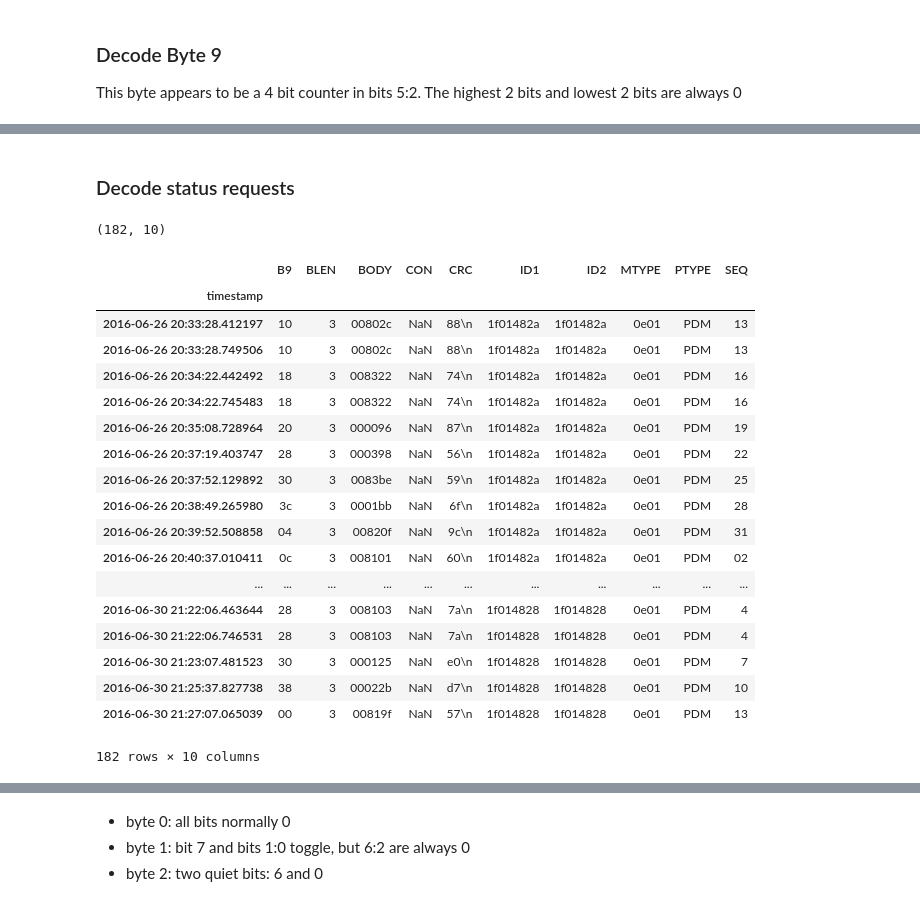
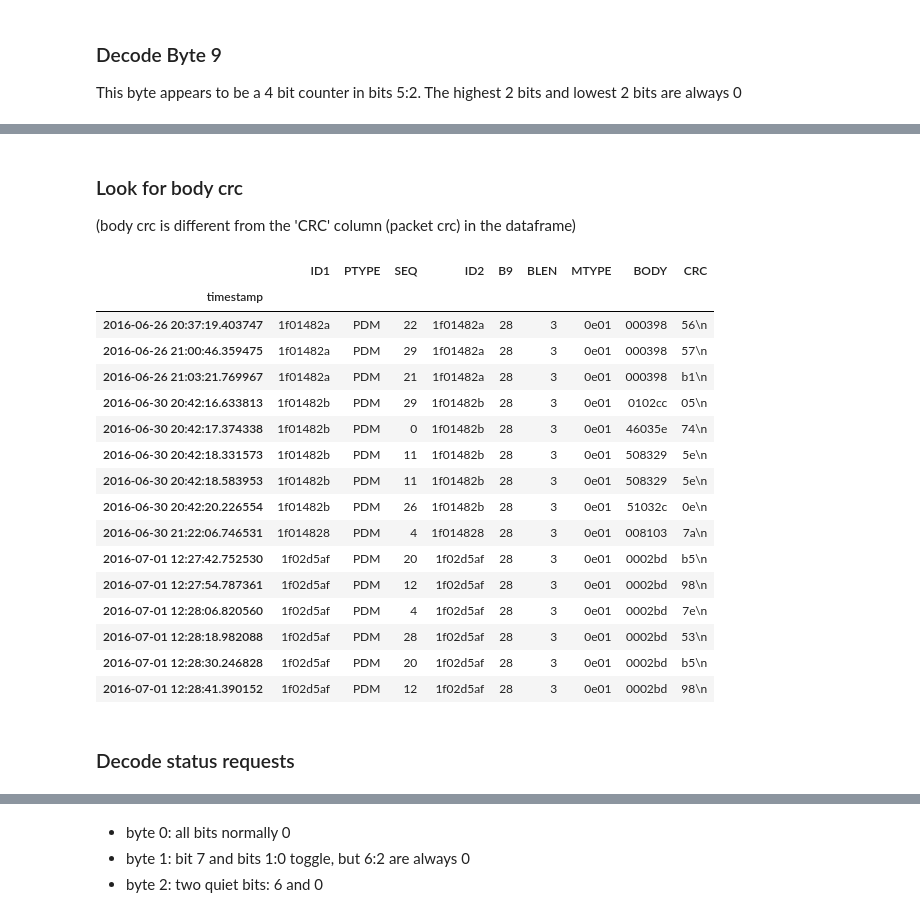
Before and after one commit to openaps/openomni, a Jupyter notebook: exploratory/Status Packets.ipynb, the cells around one changed output, grey strips where cells are left out. Cells and saved outputs as stored; diff of their text form; code cells hidden in the pictures.

```diff
--- a/exploratory/Status Packets.ipynb
+++ b/exploratory/Status Packets.ipynb
@@ -130,27 +121,32 @@ ValueError: invalid literal for long() with base 10: ''
+# %% [markdown]
+### Look for body crc
+(body crc is different from the 'CRC' column (packet crc) in the dataframe)
+# %%
+# Let's look at status requests, as they are small and narrow the scope of our search
+status_reqs = packets.loc[(packets['MTYPE'] == '0e01')]
+status_reqs = status_reqs.loc[status_reqs['BODY'].map(lambda x: len(x)) == 6]
+status_reqs.drop(['CON'], axis=1, inplace=True)
+small_set = status_reqs.loc[status_reqs["B9"] == '28']
+for_crc = small_set['ID2'] + small_set['B9'] + "03" + small_set["MTYPE"] + small_set["BODY"]
+for_crc.str.cat(sep=' ')
+small_set
+# %% [output]
+|  | ID1 | PTYPE | SEQ | ID2 | B9 | BLEN | MTYPE | BODY | CRC |
+| timestamp |  |  |  |  |  |  |  |  |  |
+| 2016-06-26 20:37:19.403747 | 1f01482a | PDM | 22 | 1f01482a | 28 | 3 | 0e01 | 000398 | 56\n |
+| 2016-06-26 21:00:46.359475 | 1f01482a | PDM | 29 | 1f01482a | 28 | 3 | 0e01 | 000398 | 57\n |
+| 2016-06-26 21:03:21.769967 | 1f01482a | PDM | 21 | 1f01482a | 28 | 3 | 0e01 | 000398 | b1\n |
+| 2016-06-30 20:42:16.633813 | 1f01482b | PDM | 29 | 1f01482b | 28 | 3 | 0e01 | 0102cc | 05\n |
+| 2016-06-30 20:42:17.374338 | 1f01482b | PDM | 0 | 1f01482b | 28 | 3 | 0e01 | 46035e | 74\n |
+| 2016-06-30 20:42:18.331573 | 1f01482b | PDM | 11 | 1f01482b | 28 | 3 | 0e01 | 508329 | 5e\n |
+| 2016-06-30 20:42:18.583953 | 1f01482b | PDM | 11 | 1f01482b | 28 | 3 | 0e01 | 508329 | 5e\n |
+| 2016-06-30 20:42:20.226554 | 1f01482b | PDM | 26 | 1f01482b | 28 | 3 | 0e01 | 51032c | 0e\n |
+| 2016-06-30 21:22:06.746531 | 1f014828 | PDM | 4 | 1f014828 | 28 | 3 | 0e01 | 008103 | 7a\n |
+| 2016-07-01 12:27:42.752530 | 1f02d5af | PDM | 20 | 1f02d5af | 28 | 3 | 0e01 | 0002bd | b5\n |
+| 2016-07-01 12:27:54.787361 | 1f02d5af | PDM | 12 | 1f02d5af | 28 | 3 | 0e01 | 0002bd | 98\n |
+| 2016-07-01 12:28:06.820560 | 1f02d5af | PDM | 4 | 1f02d5af | 28 | 3 | 0e01 | 0002bd | 7e\n |
+| 2016-07-01 12:28:18.982088 | 1f02d5af | PDM | 28 | 1f02d5af | 28 | 3 | 0e01 | 0002bd | 53\n |
+| 2016-07-01 12:28:30.246828 | 1f02d5af | PDM | 20 | 1f02d5af | 28 | 3 | 0e01 | 0002bd | b5\n |
+| 2016-07-01 12:28:41.390152 | 1f02d5af | PDM | 12 | 1f02d5af | 28 | 3 | 0e01 | 0002bd | 98\n |
 # %% [markdown]
 ### Decode status requests
-# %%
-status_reqs = packets.loc[(packets['MTYPE'] == '0e01')]
-print status_reqs.shape
-status_reqs
-# %% [output]
-(182, 10)
-|  | B9 | BLEN | BODY | CON | CRC | ID1 | ID2 | MTYPE | PTYPE | SEQ |
-| timestamp |  |  |  |  |  |  |  |  |  |  |
-| 2016-06-26 20:33:28.412197 | 10 | 3 | 00802c | NaN | 88\n | 1f01482a | 1f01482a | 0e01 | PDM | 13 |
-| 2016-06-26 20:33:28.749506 | 10 | 3 | 00802c | NaN | 88\n | 1f01482a | 1f01482a | 0e01 | PDM | 13 |
-| 2016-06-26 20:34:22.442492 | 18 | 3 | 008322 | NaN | 74\n | 1f01482a | 1f01482a | 0e01 | PDM | 16 |
-| 2016-06-26 20:34:22.745483 | 18 | 3 | 008322 | NaN | 74\n | 1f01482a | 1f01482a | 0e01 | PDM | 16 |
-| 2016-06-26 20:35:08.728964 | 20 | 3 | 000096 | NaN | 87\n | 1f01482a | 1f01482a | 0e01 | PDM | 19 |
-| 2016-06-26 20:37:19.403747 | 28 | 3 | 000398 | NaN | 56\n | 1f01482a | 1f01482a | 0e01 | PDM | 22 |
-| 2016-06-26 20:37:52.129892 | 30 | 3 | 0083be | NaN | 59\n | 1f01482a | 1f01482a | 0e01 | PDM | 25 |
-| 2016-06-26 20:38:49.265980 | 3c | 3 | 0001bb | NaN | 6f\n | 1f01482a | 1f01482a | 0e01 | PDM | 28 |
-| 2016-06-26 20:39:52.508858 | 04 | 3 | 00820f | NaN | 9c\n | 1f01482a | 1f01482a | 0e01 | PDM | 31 |
-| 2016-06-26 20:40:37.010411 | 0c | 3 | 008101 | NaN | 60\n | 1f01482a | 1f01482a | 0e01 | PDM | 02 |
-| ... | ... | ... | ... | ... | ... | ... | ... | ... | ... | ... |
-| 2016-06-30 21:22:06.463644 | 28 | 3 | 008103 | NaN | 7a\n | 1f014828 | 1f014828 | 0e01 | PDM | 4 |
-| 2016-06-30 21:22:06.746531 | 28 | 3 | 008103 | NaN | 7a\n | 1f014828 | 1f014828 | 0e01 | PDM | 4 |
-| 2016-06-30 21:23:07.481523 | 30 | 3 | 000125 | NaN | e0\n | 1f014828 | 1f014828 | 0e01 | PDM | 7 |
-| 2016-06-30 21:25:37.827738 | 38 | 3 | 00022b | NaN | d7\n | 1f014828 | 1f014828 | 0e01 | PDM | 10 |
-| 2016-06-30 21:27:07.065039 | 00 | 3 | 00819f | NaN | 57\n | 1f014828 | 1f014828 | 0e01 | PDM | 13 |
-182 rows × 10 columns
```
Also changed, not shown: parts of 12 cells of this notebook, 1 other file.
